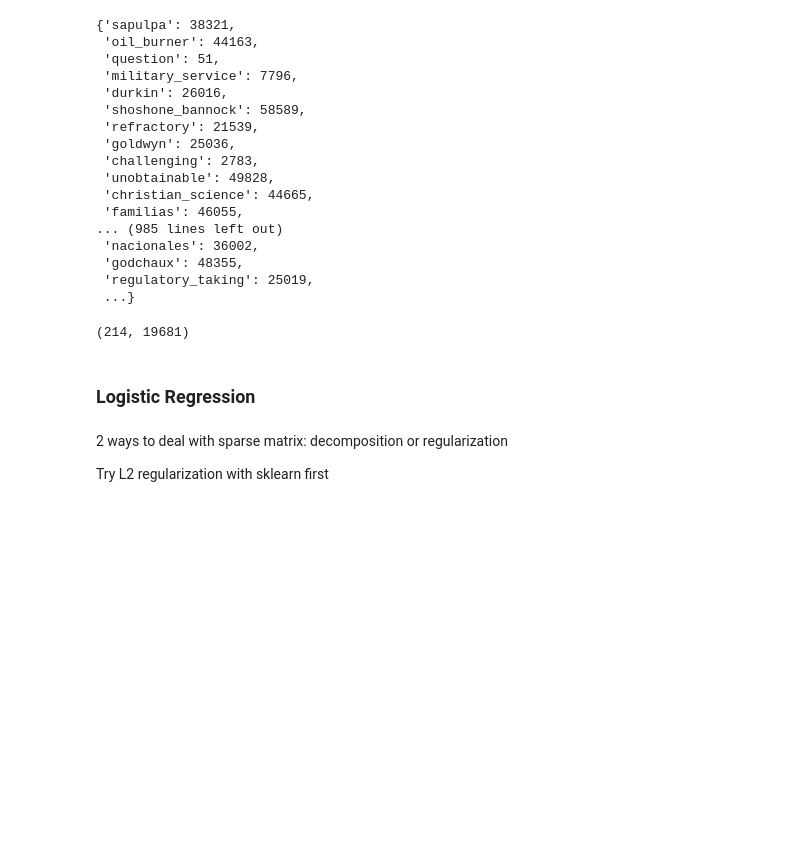
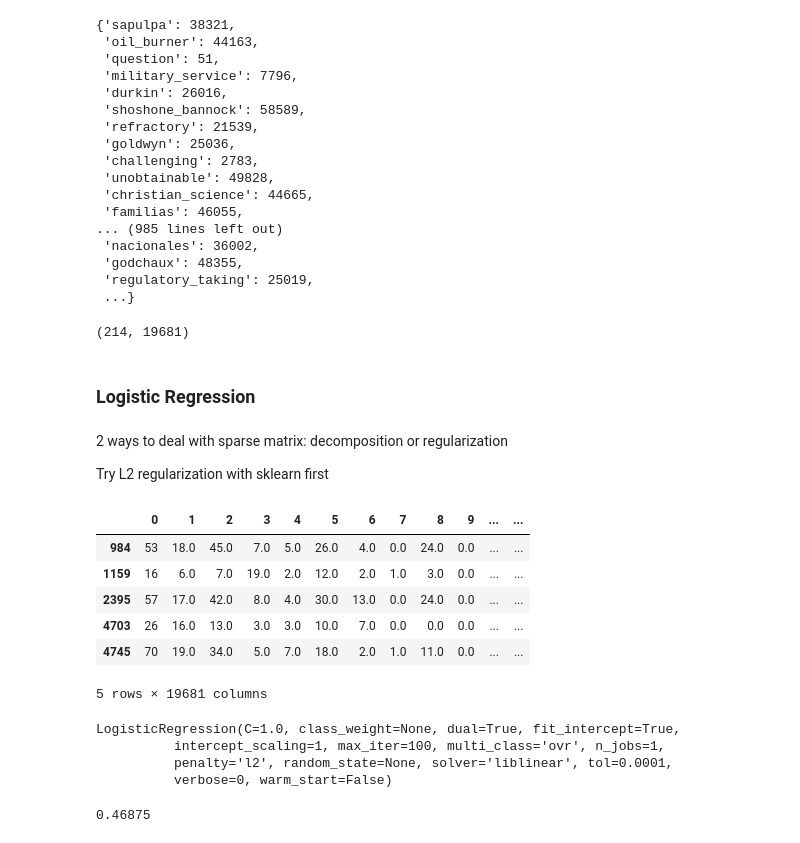
Before and after one commit to jingruli11/tensorflow-testing, a Jupyter notebook: antitrust/antitrust_test_1.ipynb, the cells around one changed output. Cells and saved outputs as stored; diff of their text form; code cells hidden in the pictures; blank space fills up the shorter version.

```diff
--- a/antitrust/antitrust_test_1.ipynb
+++ b/antitrust/antitrust_test_1.ipynb
@@ -87,4 +87,16 @@ from sklearn import cross_validation
 from sklearn.cross_validation import train_test_split
 from sklearn import metrics
 from sklearn.pipeline import Pipeline
+# %%
+feature_file.fillna(axis=1, value = 0, inplace = True)
+# %%
+feature_file.head()
+# %% [output]
+|  | 0 | 1 | 2 | 3 | 4 | 5 | 6 | 7 | 8 | 9 | ... | ... |
+| 984 | 53 | 18.0 | 45.0 | 7.0 | 5.0 | 26.0 | 4.0 | 0.0 | 24.0 | 0.0 | ... | ... |
+| 1159 | 16 | 6.0 | 7.0 | 19.0 | 2.0 | 12.0 | 2.0 | 1.0 | 3.0 | 0.0 | ... | ... |
+| 2395 | 57 | 17.0 | 42.0 | 8.0 | 4.0 | 30.0 | 13.0 | 0.0 | 24.0 | 0.0 | ... | ... |
+| 4703 | 26 | 16.0 | 13.0 | 3.0 | 3.0 | 10.0 | 7.0 | 0.0 | 0.0 | 0.0 | ... | ... |
+| 4745 | 70 | 19.0 | 34.0 | 5.0 | 7.0 | 18.0 | 2.0 | 1.0 | 11.0 | 0.0 | ... | ... |
+5 rows × 19681 columns
 # %%
@@ -91,0 +104,8 @@ x_train, x_test, y_train, y_tesst = train_test_split(feature_file, lable_file, t
+# %%
+lrm = LogisticRegression(dual = True)
+lrm.fit(x_train, y_train)
+# %% [output]
+LogisticRegression(C=1.0, class_weight=None, dual=True, fit_intercept=True,
+          intercept_scaling=1, max_iter=100, multi_class='ovr', n_jobs=1,
+          penalty='l2', random_state=None, solver='liblinear', tol=0.0001,
+          verbose=0, warm_start=False)
@@ -91,0 +115,4 @@ x_train, x_test, y_train, y_tesst = train_test_split(feature_file, lable_file, t
+# %%
+metrics.accuracy_score(y_train, predicted)
+# %% [output]
+0.46875
```
Also changed, not shown: parts of 6 cells of this notebook.
